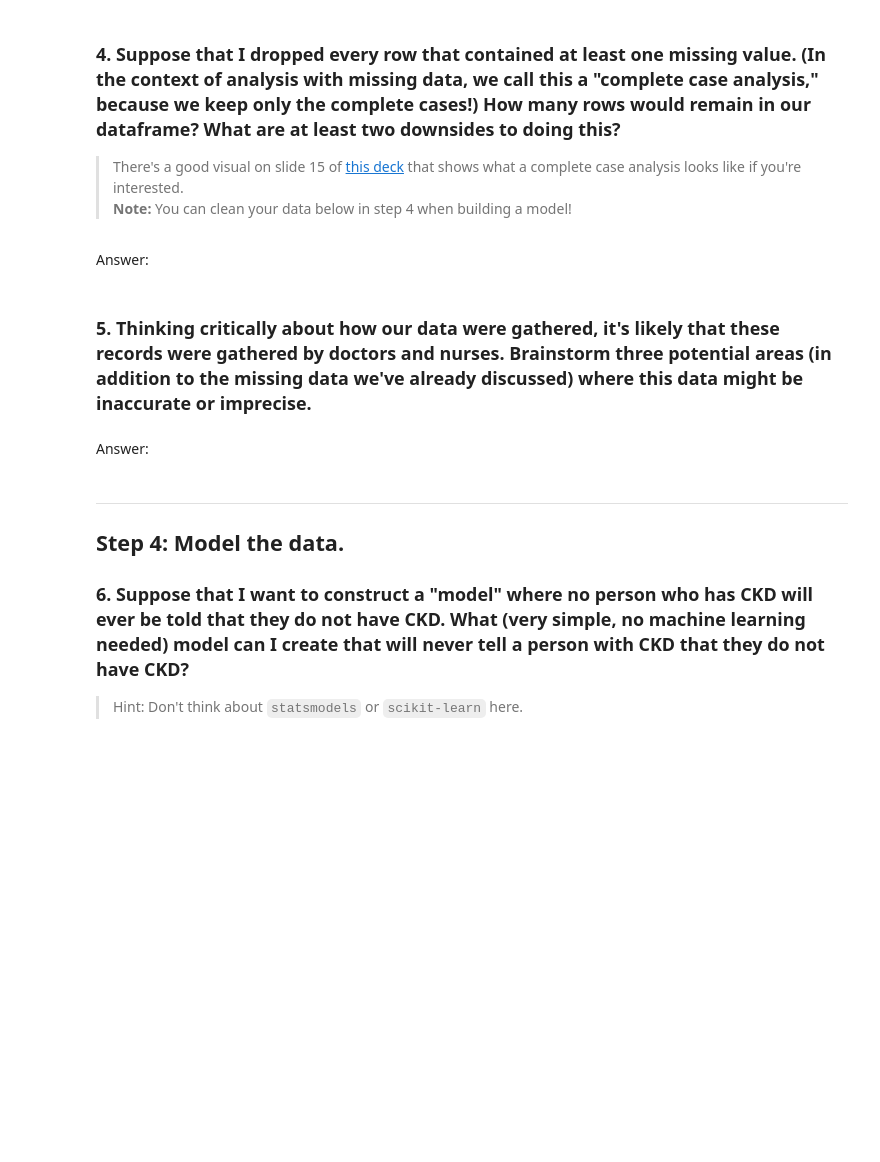
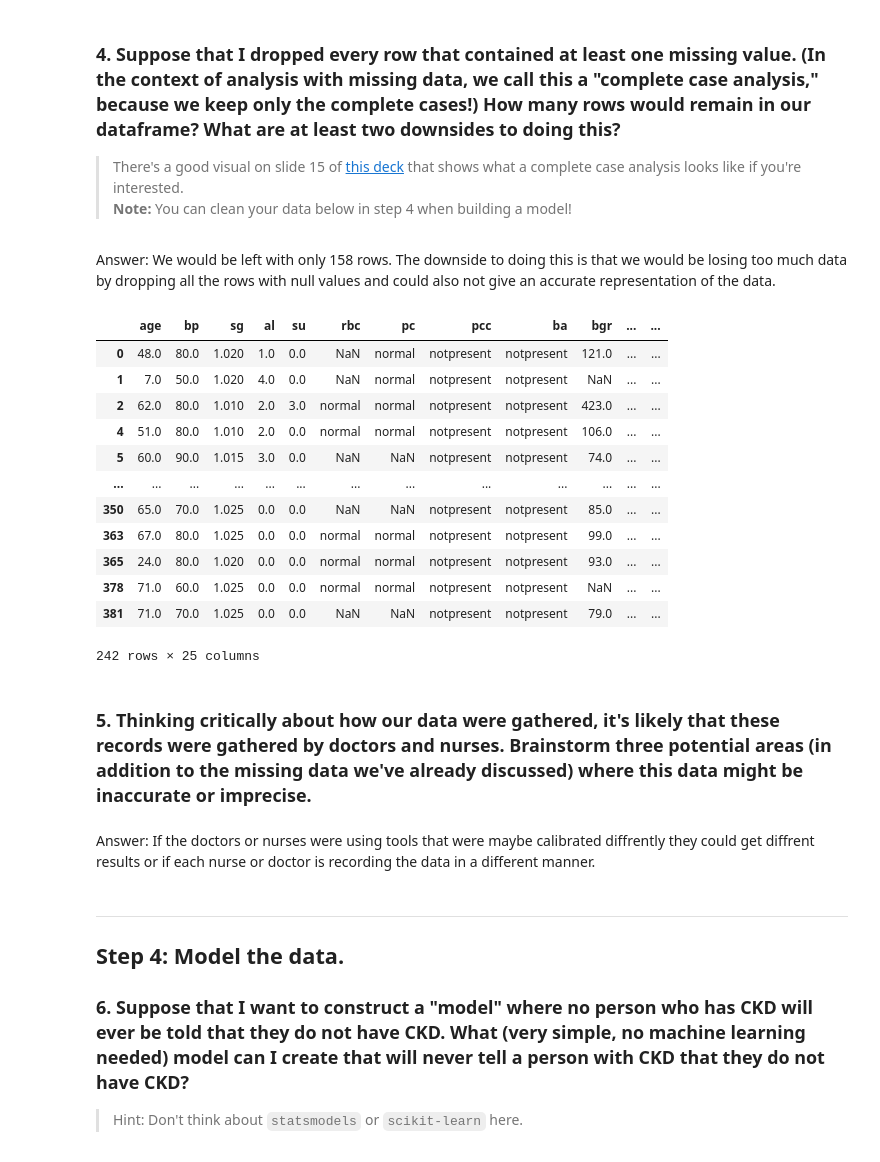
Before and after one commit to joeiid/classification-model-evaluation-lab, a Jupyter notebook: starter-code.ipynb, the cells around one changed output. Cells and saved outputs as stored; diff of their text form; code cells hidden in the pictures; blank space fills up the shorter version.

```diff
--- a/starter-code.ipynb
+++ b/starter-code.ipynb
@@ -64,12 +110,28 @@ Answer:
 
 > There's a good visual on slide 15 of [this deck](https://liberalarts.utexas.edu/prc/_files/cs/Missing-Data.pdf) that shows what a complete case analysis looks like if you're interested.
 **Note:** You can clean your data below in step 4 when building a model!
-# %% [markdown]
-Answer:
+# %% [markdown]
+Answer: We would be left with only 158 rows. The downside to doing this is that we would be losing too much data by dropping all the rows with null values and could also not give an accurate representation of the data.
+# %%
+df[df.isnull().any(axis=1)]
+# %% [output]
+|  | age | bp | sg | al | su | rbc | pc | pcc | ba | bgr | ... | ... |
+| 0 | 48.0 | 80.0 | 1.020 | 1.0 | 0.0 | NaN | normal | notpresent | notpresent | 121.0 | ... | ... |
+| 1 | 7.0 | 50.0 | 1.020 | 4.0 | 0.0 | NaN | normal | notpresent | notpresent | NaN | ... | ... |
+| 2 | 62.0 | 80.0 | 1.010 | 2.0 | 3.0 | normal | normal | notpresent | notpresent | 423.0 | ... | ... |
+| 4 | 51.0 | 80.0 | 1.010 | 2.0 | 0.0 | normal | normal | notpresent | notpresent | 106.0 | ... | ... |
+| 5 | 60.0 | 90.0 | 1.015 | 3.0 | 0.0 | NaN | NaN | notpresent | notpresent | 74.0 | ... | ... |
+| ... | ... | ... | ... | ... | ... | ... | ... | ... | ... | ... | ... | ... |
+| 350 | 65.0 | 70.0 | 1.025 | 0.0 | 0.0 | NaN | NaN | notpresent | notpresent | 85.0 | ... | ... |
+| 363 | 67.0 | 80.0 | 1.025 | 0.0 | 0.0 | normal | normal | notpresent | notpresent | 99.0 | ... | ... |
+| 365 | 24.0 | 80.0 | 1.020 | 0.0 | 0.0 | normal | normal | notpresent | notpresent | 93.0 | ... | ... |
+| 378 | 71.0 | 60.0 | 1.025 | 0.0 | 0.0 | normal | normal | notpresent | notpresent | NaN | ... | ... |
+| 381 | 71.0 | 70.0 | 1.025 | 0.0 | 0.0 | NaN | NaN | notpresent | notpresent | 79.0 | ... | ... |
+242 rows × 25 columns
 # %% [markdown]
 ### 5. Thinking critically about how our data were gathered, it's likely that these records were gathered by doctors and nurses. Brainstorm three potential areas (in addition to the missing data we've already discussed) where this data might be inaccurate or imprecise.
-# %% [markdown]
-Answer:
+# %% [markdown]
+Answer: If the doctors or nurses were using tools that were maybe calibrated diffrently they could get diffrent results or if each nurse or doctor is recording the data in a different manner.
 # %% [markdown]
 ---
 
```
Also changed, not shown: parts of 47 cells of this notebook.
